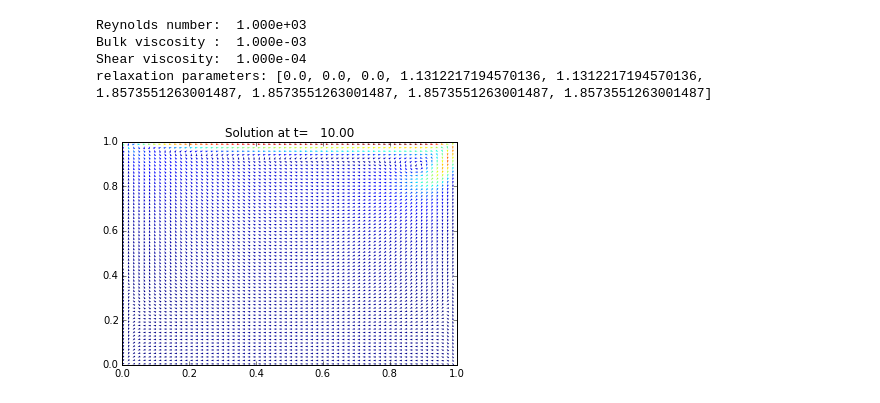
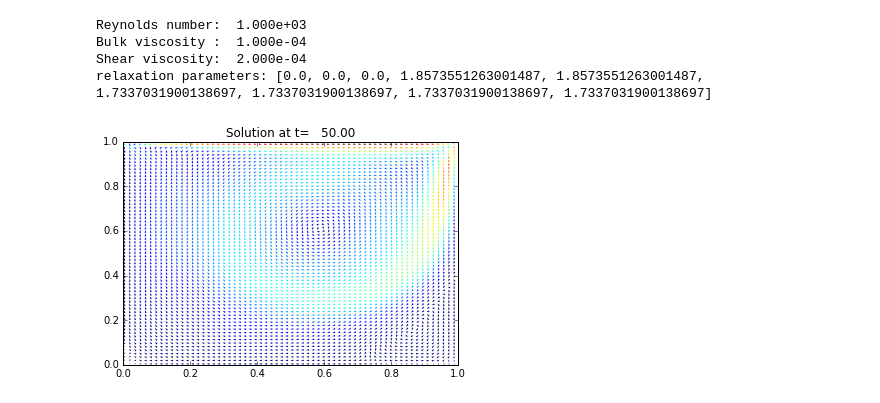
Before and after one commit to pylbm/pylbm, a Jupyter notebook: notebooks/06_Lid_driven_cavity.ipynb, the cells around one changed output. Drawn from its saved outputs; the diff is of its cells as text; code cells hidden in the pictures.

```diff
--- a/notebooks/06_Lid_driven_cavity.ipynb
+++ b/notebooks/06_Lid_driven_cavity.ipynb
@@ -65,17 +65,14 @@ import pyLBM
 X, Y, LA = sp.symbols('X, Y, LA')
 rho, qx, qy = sp.symbols('rho, qx, qy')
 
-def bc(f, m, x, y, scheme):
-    m[:, 1] = m[:, 0] * vup
-    m[:, 2] = 0.
-    scheme.equilibrium(m)
-    scheme.m2f(m, f)
+def bc(f, m, x, y):
+    m[qx] = rhoo * vup
 
 def plot(sol):
     pas = 2
     y, x = np.meshgrid(sol.domain.x[1][1:-1:pas], sol.domain.x[0][1:-1:pas])
-    u = sol.m[0][1][1:-1:pas,1:-1:pas] / sol.m[0][0][1:-1:pas,1:-1:pas]
-    v = sol.m[0][2][1:-1:pas,1:-1:pas] / sol.m[0][0][1:-1:pas,1:-1:pas]
+    u = sol.m[qx][1:-1:pas,1:-1:pas] / sol.m[rho][1:-1:pas,1:-1:pas]
+    v = sol.m[qy][1:-1:pas,1:-1:pas] / sol.m[rho][1:-1:pas,1:-1:pas]
     nv = np.sqrt(u**2+v**2)
     normu = nv.max()
     u = u / (nv+1e-5)
@@ -88,10 +85,10 @@ def plot(sol):
 Re = 1000
 dx = 1./128  # spatial step
 la = 1.      # velocity of the scheme
-Tf = 10     # final time of the simulation
-vup = la/10    # maximal velocity obtained in the middle of the channel
+Tf = 50     # final time of the simulation
+vup = la/5    # maximal velocity obtained in the middle of the channel
 rhoo = 1.    # mean value of the density
-mu = 1.e-3   # bulk viscosity
+mu = 1.e-4   # bulk viscosity
 eta = rhoo*vup/Re  # shear viscosity
 # initialization
 xmin, xmax, ymin, ymax = 0., 1., 0., 1.
@@ -101,7 +98,7 @@ s_eta = 1.0/(0.5+eta*dummy)
 s_q = s_eta
 s_es = s_mu
 s  = [0.,0.,0.,s_mu,s_es,s_q,s_q,s_eta,s_eta]
-dummy = 1./(LA**2*rho)
+dummy = 1./(LA**2*rhoo)
 qx2 = dummy*qx**2
 qy2 = dummy*qy**2
 q2  = qx2+qy2
@@ -122,38 +119,38 @@ dico = {
             'velocities':range(9),
             'conserved_moments':[rho, qx, qy],
             'polynomials':[
                 1, LA*X, LA*Y,
                 3*(X**2+Y**2)-4,
-                (9*(X**2+Y**2)**2-21*(X**2+Y**2)+8)/2,
+                0.5*(9*(X**2+Y**2)**2-21*(X**2+Y**2)+8),
                 3*X*(X**2+Y**2)-5*X, 3*Y*(X**2+Y**2)-5*Y,
                 X**2-Y**2, X*Y
             ],
             'relaxation_parameters':s,
             'equilibrium':[
                 rho, qx, qy,
                 -2*rho + 3*q2,
                 rho-3*q2,
                 -qx/LA, -qy/LA,
                 qx2-qy2, qxy
             ],
             'init':{rho:rhoo, qx:0., qy:0.},
         },
     ],
     'boundary_conditions':{
-        0:{'method':{0: pyLBM.bc.bouzidi_bounce_back}, 'value':None},
-        1:{'method':{0: pyLBM.bc.bouzidi_bounce_back}, 'value':bc}
+        0:{'method':{0: pyLBM.bc.Bouzidi_bounce_back}, 'value':None},
+        1:{'method':{0: pyLBM.bc.Bouzidi_bounce_back}, 'value':bc}
     },
     'generator': pyLBM.generator.CythonGenerator,
 }
 
 sol = pyLBM.Simulation(dico)
 while (sol.t<Tf):
     sol.one_time_step()
 plot(sol)
 # %% [output]
 Reynolds number:  1.000e+03
-Bulk viscosity :  1.000e-03
-Shear viscosity:  1.000e-04
-relaxation parameters: [0.0, 0.0, 0.0, 1.1312217194570136, 1.1312217194570136, 1.8573551263001487, 1.8573551263001487, 1.8573551263001487, 1.8573551263001487]
+Bulk viscosity :  1.000e-04
+Shear viscosity:  2.000e-04
+relaxation parameters: [0.0, 0.0, 0.0, 1.8573551263001487, 1.8573551263001487, 1.7337031900138697, 1.7337031900138697, 1.7337031900138697, 1.7337031900138697]
-[figure, old version]
+[figure, new version]
 # %% [markdown]
```
Also changed, not shown: parts of 4 cells of this notebook, 30 other files.
